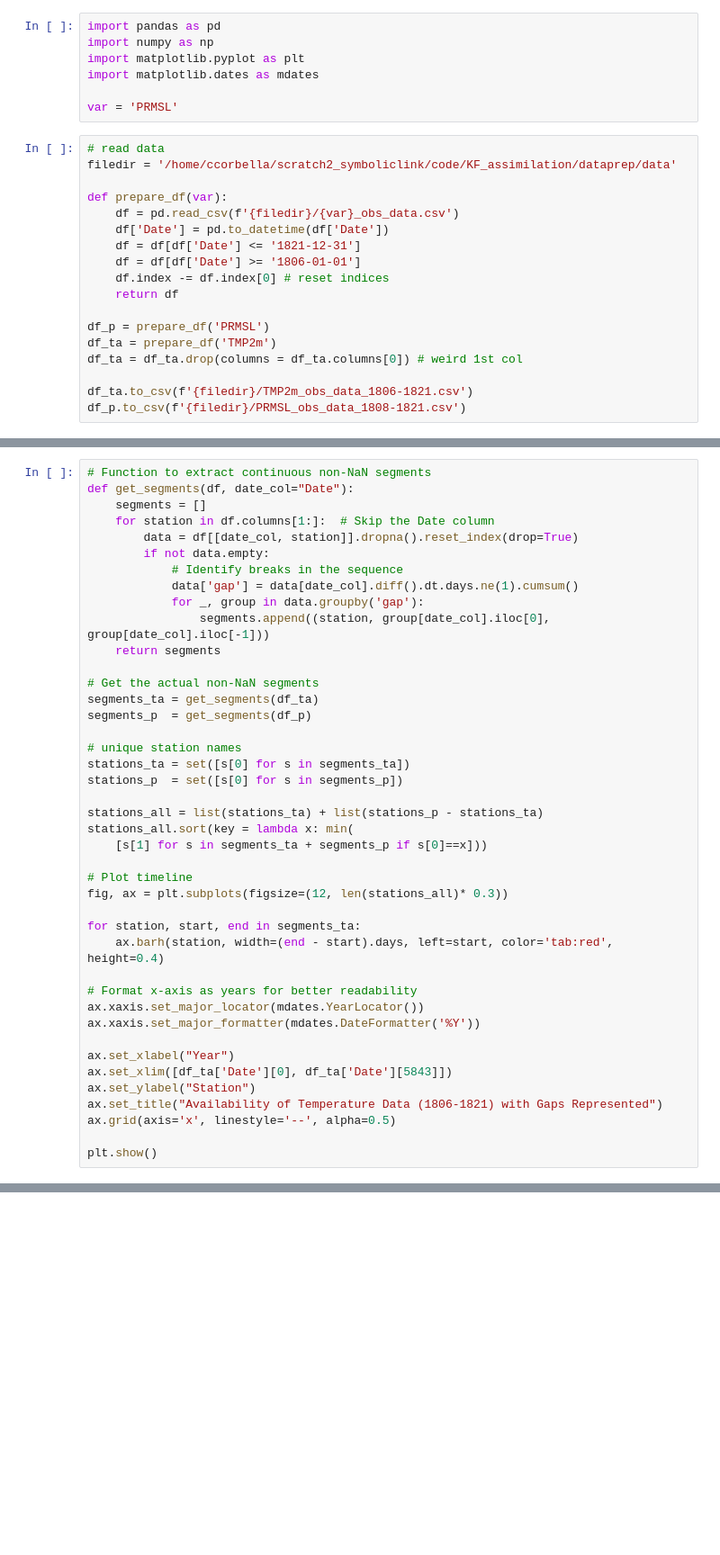
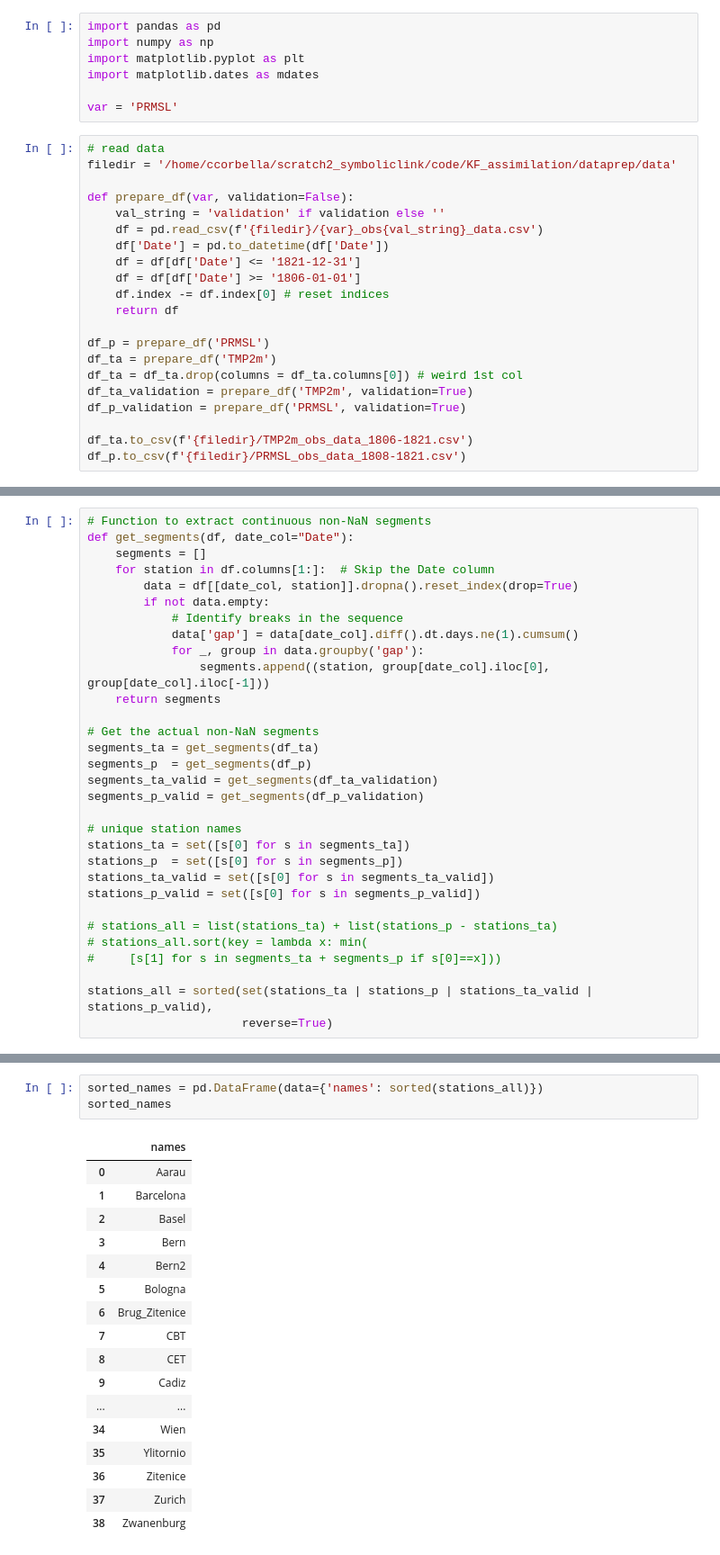
Before and after one commit to carlotatrx/dataprep, a Jupyter notebook: dates_span.ipynb, the cells around one changed output, grey strips where cells are left out. Shown: that part at 90% size. Cells and saved outputs as stored; diff of their text form; blank space fills up the shorter version.

```diff
--- a/dates_span.ipynb
+++ b/dates_span.ipynb
@@ -9,8 +9,9 @@ var = 'PRMSL'
 # read data
 filedir = '/home/ccorbella/scratch2_symboliclink/code/KF_assimilation/dataprep/data'
 
-def prepare_df(var):
-    df = pd.read_csv(f'{filedir}/{var}_obs_data.csv')
+def prepare_df(var, validation=False):
+    val_string = 'validation' if validation else ''
+    df = pd.read_csv(f'{filedir}/{var}_obs{val_string}_data.csv')
     df['Date'] = pd.to_datetime(df['Date'])
     df = df[df['Date'] <= '1821-12-31']
     df = df[df['Date'] >= '1806-01-01']
@@ -20,6 +21,8 @@ def prepare_df(var):
 df_p = prepare_df('PRMSL')
 df_ta = prepare_df('TMP2m')
 df_ta = df_ta.drop(columns = df_ta.columns[0]) # weird 1st col
+df_ta_validation = prepare_df('TMP2m', validation=True)
+df_p_validation = prepare_df('PRMSL', validation=True)
 
 df_ta.to_csv(f'{filedir}/TMP2m_obs_data_1806-1821.csv')
 df_p.to_csv(f'{filedir}/PRMSL_obs_data_1808-1821.csv')
@@ -67,29 +80,18 @@ def get_segments(df, date_col="Date"):
 # Get the actual non-NaN segments
 segments_ta = get_segments(df_ta)
 segments_p  = get_segments(df_p)
+segments_ta_valid = get_segments(df_ta_validation)
+segments_p_valid = get_segments(df_p_validation)
 
 # unique station names
 stations_ta = set([s[0] for s in segments_ta])
 stations_p  = set([s[0] for s in segments_p])
+stations_ta_valid = set([s[0] for s in segments_ta_valid])
+stations_p_valid = set([s[0] for s in segments_p_valid])
 
-stations_all = list(stations_ta) + list(stations_p - stations_ta)
-stations_all.sort(key = lambda x: min(
-    [s[1] for s in segments_ta + segments_p if s[0]==x]))
+# stations_all = list(stations_ta) + list(stations_p - stations_ta)
+# stations_all.sort(key = lambda x: min(
+#     [s[1] for s in segments_ta + segments_p if s[0]==x]))
 
-# Plot timeline
-fig, ax = plt.subplots(figsize=(12, len(stations_all)* 0.3))
-
-for station, start, end in segments_ta:
-    ax.barh(station, width=(end - start).days, left=start, color='tab:red', height=0.4)
-
-# Format x-axis as years for better readability
-ax.xaxis.set_major_locator(mdates.YearLocator())
-ax.xaxis.set_major_formatter(mdates.DateFormatter('%Y'))
-
-ax.set_xlabel("Year")
-ax.set_xlim([df_ta['Date'][0], df_ta['Date'][5843]])
-ax.set_ylabel("Station")
-ax.set_title("Availability of Temperature Data (1806-1821) with Gaps Represented")
-ax.grid(axis='x', linestyle='--', alpha=0.5)
-
-plt.show()
+stations_all = sorted(set(stations_ta | stations_p | stations_ta_valid | stations_p_valid),
+                      reverse=True)
@@ -134,0 +145,21 @@ plt.show()
+# %%
+sorted_names = pd.DataFrame(data={'names': sorted(stations_all)})
+sorted_names
+# %% [output]
+|  | names |
+| 0 | Aarau |
+| 1 | Barcelona |
+| 2 | Basel |
+| 3 | Bern |
+| 4 | Bern2 |
+| 5 | Bologna |
+| 6 | Brug_Zitenice |
+| 7 | CBT |
+| 8 | CET |
+| 9 | Cadiz |
+| ... | ... |
+| 34 | Wien |
+| 35 | Ylitornio |
+| 36 | Zitenice |
+| 37 | Zurich |
+| 38 | Zwanenburg |
```
Also changed, not shown: parts of 4 cells of this notebook, 2 other files.
